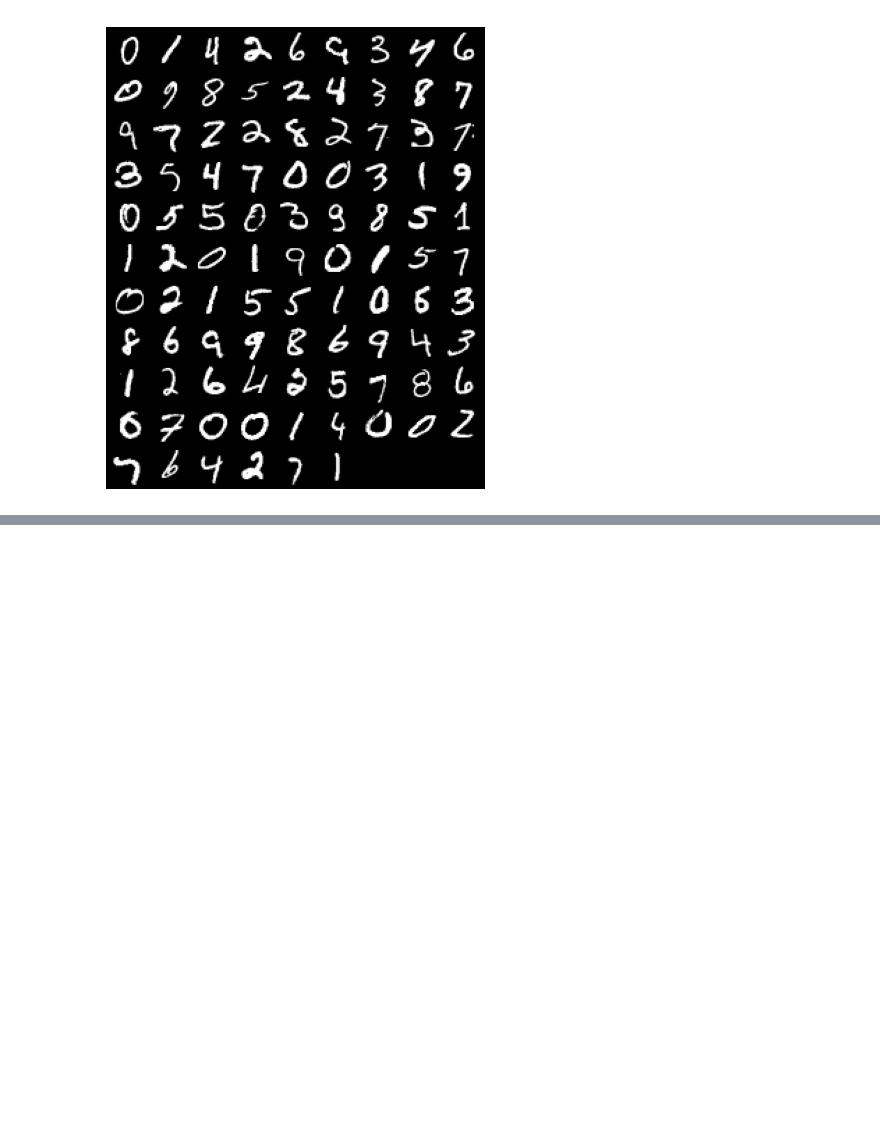
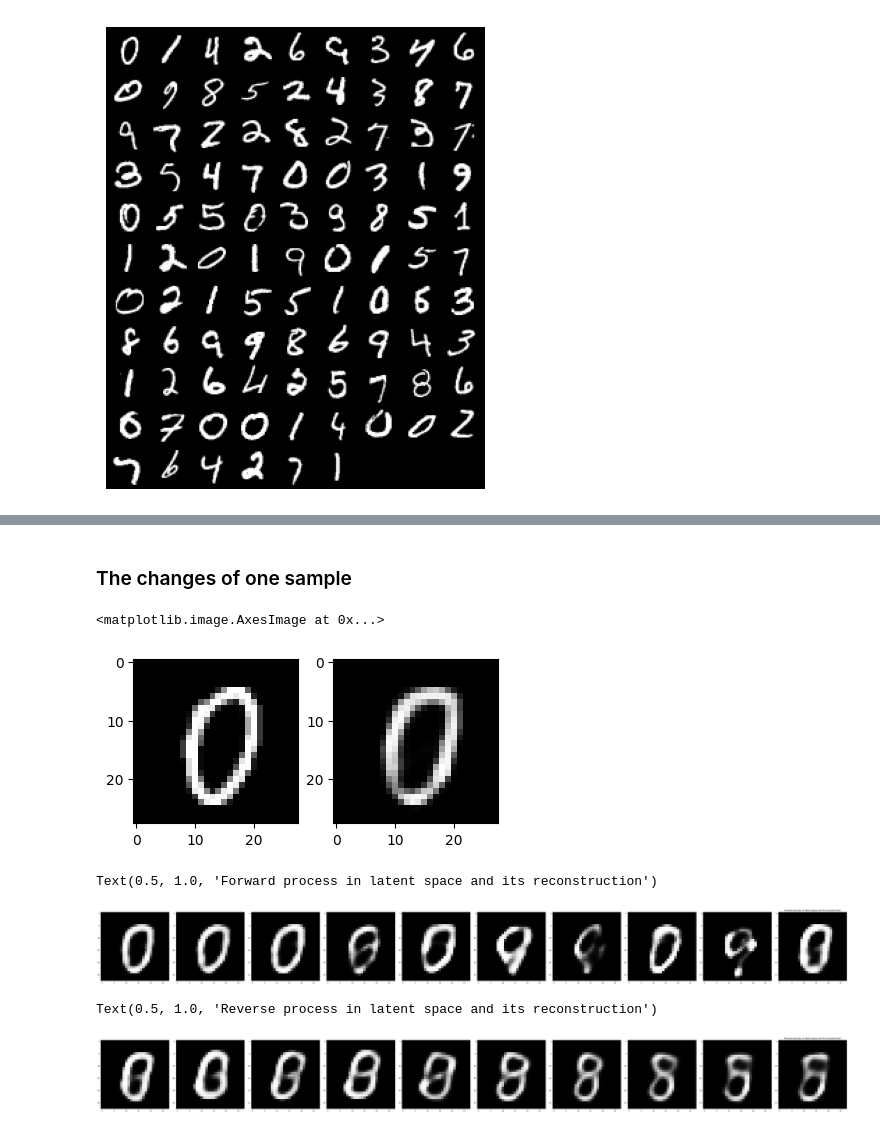
Before and after one commit to wangxuuu/LSGM-demo, a Jupyter notebook: DAE_mnist.ipynb, the cells around one changed output, grey strips where cells are left out. Drawn from its saved outputs; the diff is of its cells as text; code cells hidden in the pictures; blank space fills up the shorter version.

```diff
--- a/DAE_mnist.ipynb
+++ b/DAE_mnist.ipynb
@@ -225,0 +228,11 @@ plt.show()
+# %% [markdown]
+### The changes of one sample
+# %%
+recon_x, _, _ = vae(x[0])
+# %%
+fig, axs = plt.subplots(1, 2, figsize=(2 * 2, 2), constrained_layout = True)
+axs[0].imshow(ani_imshow(x[0].view(-1, 1, 28, 28), sampling_number = 1), animated=True, cmap = 'gray')
+axs[1].imshow(ani_imshow(recon_x.view(-1, 1, 28, 28), sampling_number = 1), animated=True, cmap = 'gray')
+# %% [output]
+<matplotlib.image.AxesImage at 0x...>
+[figure, added]
@@ -225,0 +245,9 @@ plt.show()
+# %%
+fig, axs = plt.subplots(1, recon_x_seq.shape[0], figsize=(recon_x_seq.shape[0] * 6, 6), constrained_layout = True)
+for i in range(recon_x_seq.shape[0]):
+    diff_data = recon_x_seq[i].view(-1, 1, 28, 28)
+    axs[i].imshow(ani_imshow(diff_data, sampling_number = 1), animated=True, cmap = 'gray')
+plt.title('Forward process in latent space and its reconstruction')
+# %% [output]
+Text(0.5, 1.0, 'Forward process in latent space and its reconstruction')
+[figure, added]
@@ -225,0 +258,10 @@ plt.show()
+# %%
+step_size = diffuse_data.shape[0]
+fig, axs = plt.subplots(1, step_size, figsize=(step_size * 6, 6), constrained_layout = True)
+for i in range(step_size):
+    diff_data = diffuse_data[i].view(-1, 1, 28, 28)
+    axs[i].imshow(ani_imshow(diff_data, sampling_number = 1), animated=True, cmap = 'gray')
+plt.title('Reverse process in latent space and its reconstruction')
+# %% [output]
+Text(0.5, 1.0, 'Reverse process in latent space and its reconstruction')
+[figure, added]
```
Also changed, not shown: parts of 5 cells of this notebook, 3 other files.
